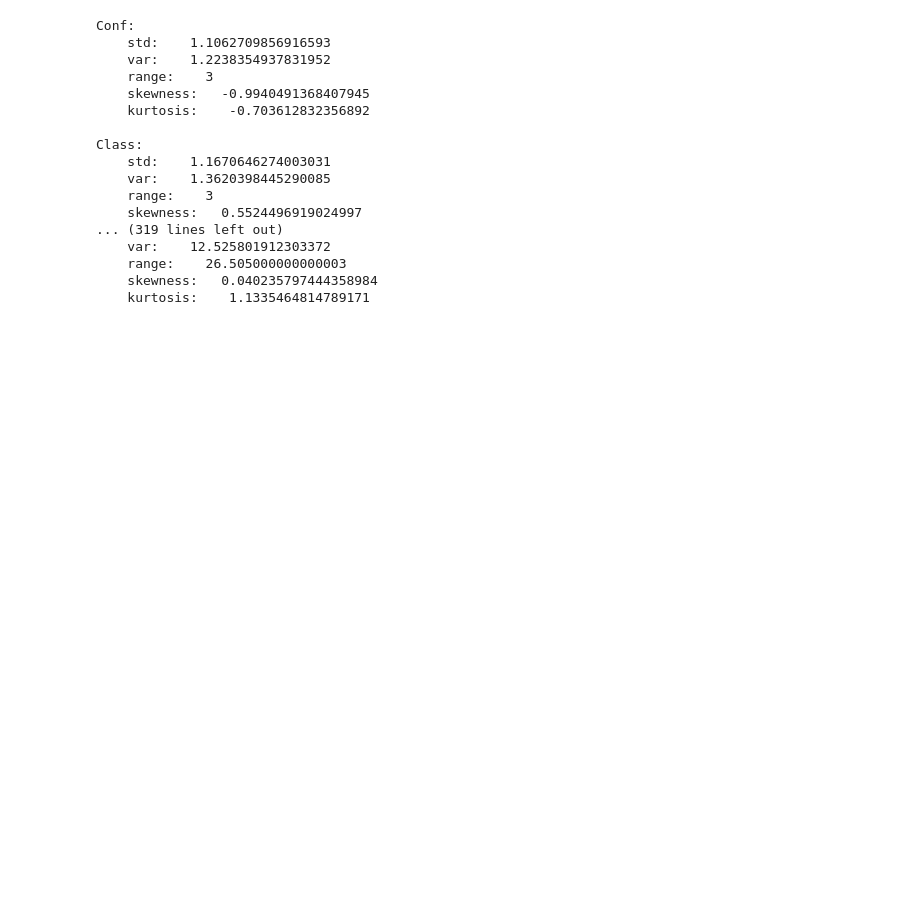
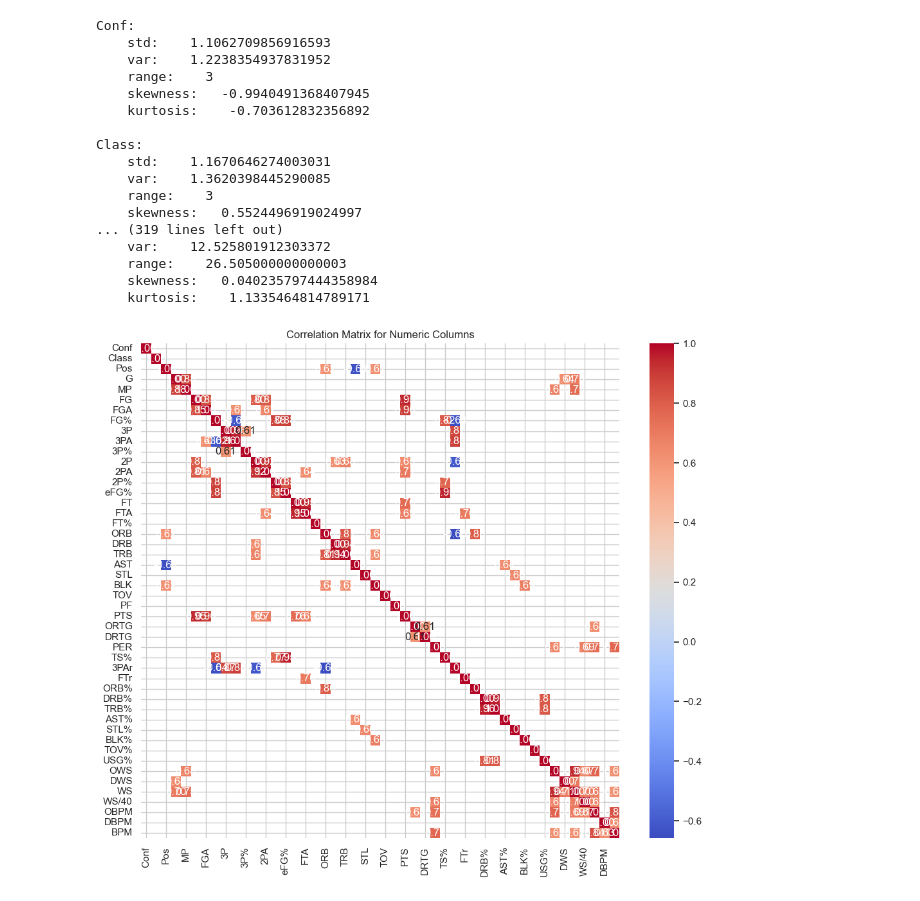
Before and after one commit to HarrisonWilliams123/NBACareerPredictorML, a Jupyter notebook: notebooks/NBA_College_Stats_EDA.ipynb, the cells around one changed output. Cells and saved outputs as stored; diff of their text form; code cells hidden in the pictures; blank space fills up the shorter version.

Commit message:
Created a heatmap for all the numeric columns

```diff
--- a/notebooks/NBA_College_Stats_EDA.ipynb
+++ b/notebooks/NBA_College_Stats_EDA.ipynb
@@ -197,3 +197,20 @@ Class:
     range:    26.505000000000003
     skewness:   0.040235797444358984
     kurtosis:    1.1335464814789171
+# %%
+#Makes sure the folder exists for the heat map
+os.makedirs("reports/heatmaps", exist_ok=True)
+#Creates a numeric only data frame
+numeric_df = df.select_dtypes(include='number')
+#Creates the correlation matrix
+corr_matrix = numeric_df.corr()
+strong_corr = corr_matrix[(corr_matrix > 0.6) | (corr_matrix < -0.6)]
+#Creates the heat map plot
+plt.figure(figsize=(12,10))
+sns.heatmap(strong_corr, annot=True, cmap='coolwarm', fmt='.2f')
+plt.title("Correlation Matrix for Numeric Columns")
+plt.show()
+plt.savefig("reports/heatmaps/college_correlation_matrix.png", dpi=300)
+plt.close()
+# %% [output]
+[figure, added]
```
Also changed, not shown: 1 other file.
